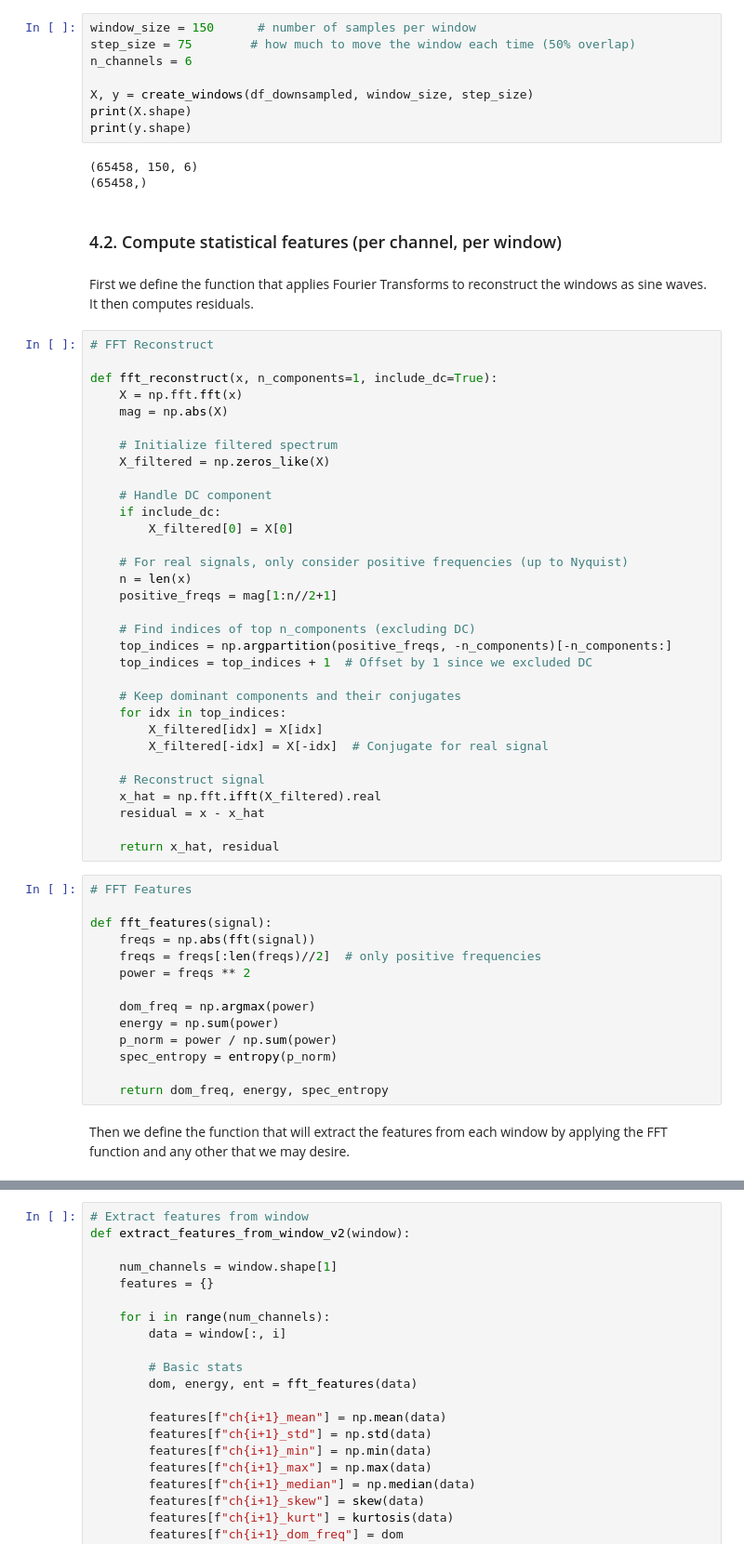
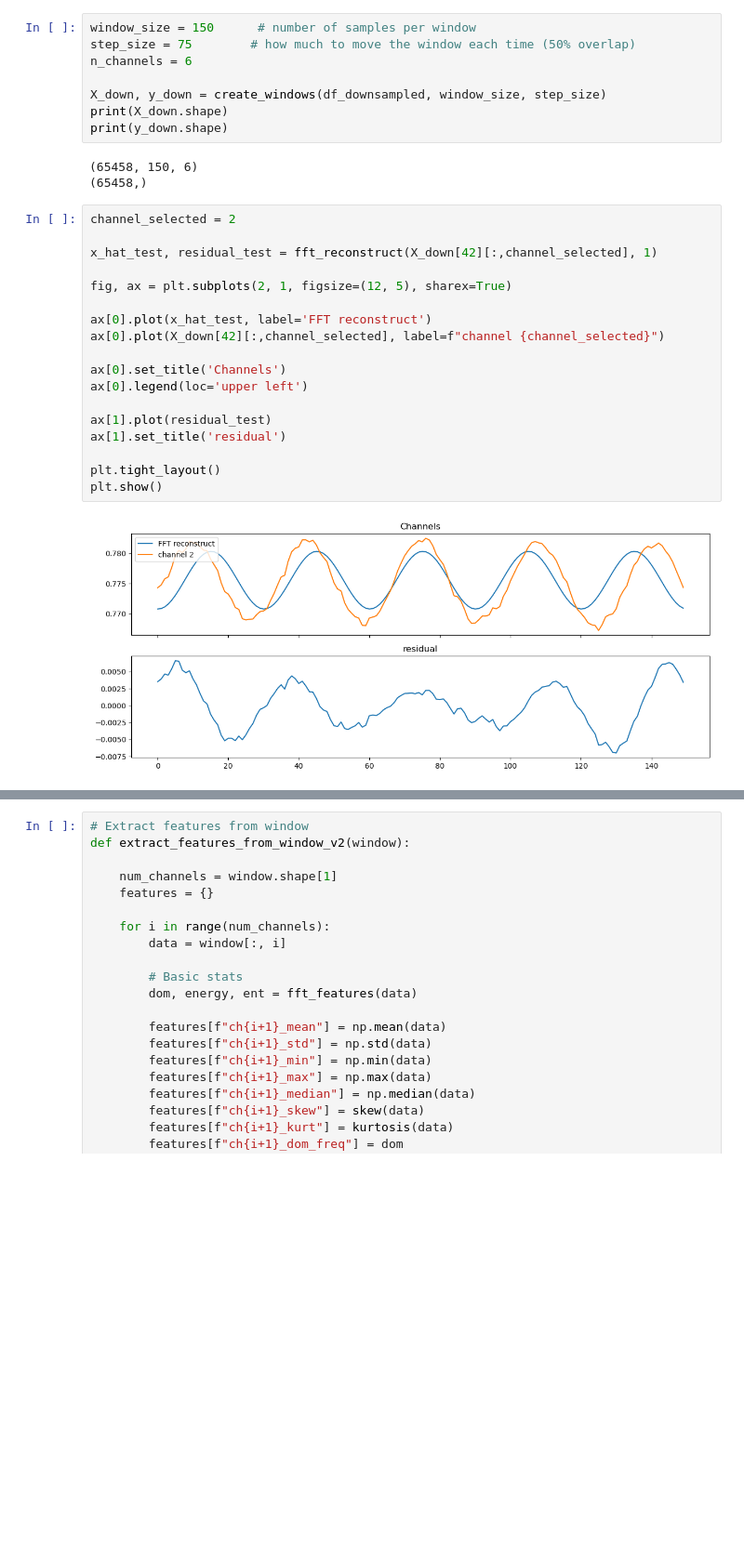
Before and after one commit to ZeIcaro/esa-anomaly-challenge, a Jupyter notebook: TP01.ipynb, the cells around one changed output, grey strips where cells are left out. Shown at 93% size. Drawn from its saved outputs; the diff is of its cells as text; blank space fills up the shorter version.

```diff
--- a/TP01.ipynb
+++ b/TP01.ipynb
@@ -495,61 +538,29 @@ window_size = 150      # number of samples per window
 step_size = 75        # how much to move the window each time (50% overlap)
 n_channels = 6
 
-X, y = create_windows(df_downsampled, window_size, step_size)
-print(X.shape)
-print(y.shape)
+X_down, y_down = create_windows(df_downsampled, window_size, step_size)
+print(X_down.shape)
+print(y_down.shape)
 # %% [output]
 (65458, 150, 6)
 (65458,)
-# %% [markdown]
-### 4.2. Compute statistical features (per channel, per window)
-# %% [markdown]
-First we define the function that applies Fourier Transforms to reconstruct the windows as sine waves. It then computes residuals.
-# %%
-# FFT Reconstruct
-
-def fft_reconstruct(x, n_components=1, include_dc=True):
-    X = np.fft.fft(x)
-    mag = np.abs(X)
-
-    # Initialize filtered spectrum
-    X_filtered = np.zeros_like(X)
-
-    # Handle DC component
-    if include_dc:
-        X_filtered[0] = X[0]
-
-    # For real signals, only consider positive frequencies (up to Nyquist)
-    n = len(x)
-    positive_freqs = mag[1:n//2+1]
-
-    # Find indices of top n_components (excluding DC)
-    top_indices = np.argpartition(positive_freqs, -n_components)[-n_components:]
-    top_indices = top_indices + 1  # Offset by 1 since we excluded DC
-
-    # Keep dominant components and their conjugates
-    for idx in top_indices:
-        X_filtered[idx] = X[idx]
-        X_filtered[-idx] = X[-idx]  # Conjugate for real signal
-
-    # Reconstruct signal
-    x_hat = np.fft.ifft(X_filtered).real
-    residual = x - x_hat
-
-    return x_hat, residual
-# %%
-# FFT Features
-
-def fft_features(signal):
-    freqs = np.abs(fft(signal))
-    freqs = freqs[:len(freqs)//2]  # only positive frequencies
-    power = freqs ** 2
-
-    dom_freq = np.argmax(power)
-    energy = np.sum(power)
-    p_norm = power / np.sum(power)
-    spec_entropy = entropy(p_norm)
-
-    return dom_freq, energy, spec_entropy
-# %% [markdown]
-Then we define the function that will extract the features from each window by applying the FFT function and any other that we may desire.
+# %%
+channel_selected = 2
+
+x_hat_test, residual_test = fft_reconstruct(X_down[42][:,channel_selected], 1)
+
+fig, ax = plt.subplots(2, 1, figsize=(12, 5), sharex=True)
+
+ax[0].plot(x_hat_test, label='FFT reconstruct')
+ax[0].plot(X_down[42][:,channel_selected], label=f"channel {channel_selected}")
+
+ax[0].set_title('Channels')
+ax[0].legend(loc='upper left')
+
+ax[1].plot(residual_test)
+ax[1].set_title('residual')
+
+plt.tight_layout()
+plt.show()
+# %% [output]
+[figure, added]
```
Also changed, not shown: parts of 24 cells of this notebook, 1 other file.
